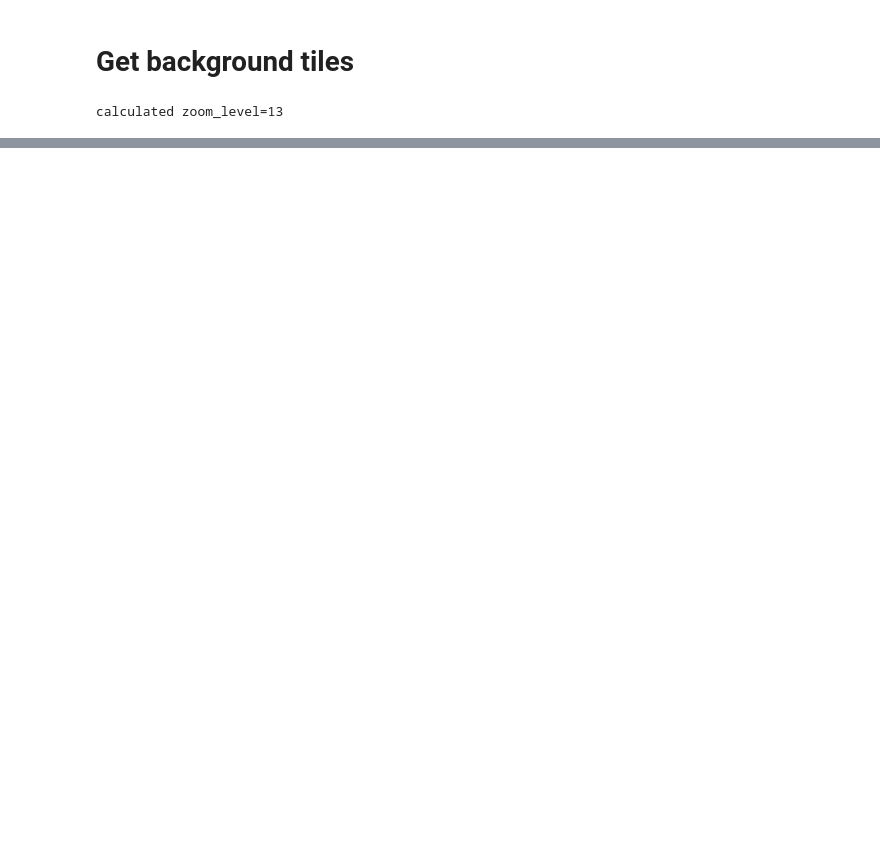
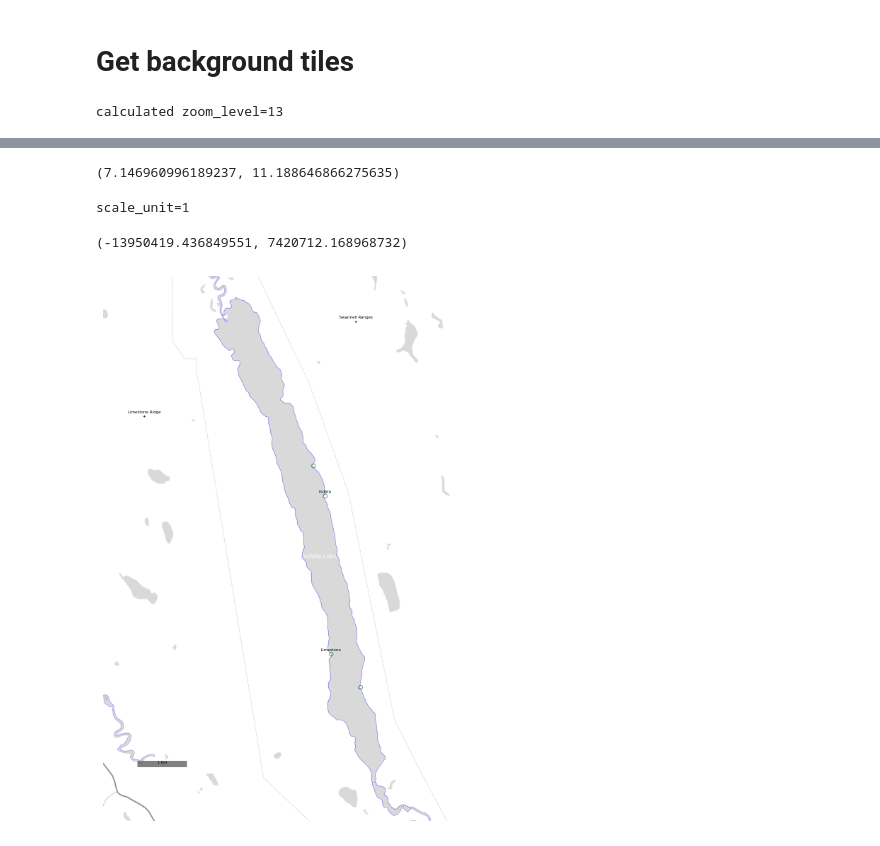
Before and after one commit to trevorki/canoe-mapping, a Jupyter notebook: osmnx-learning2.ipynb, the cells around one changed output, grey strips where cells are left out. Cells and saved outputs as stored; diff of their text form; code cells hidden in the pictures; blank space fills up the shorter version.

```diff
--- a/osmnx-learning2.ipynb
+++ b/osmnx-learning2.ipynb
@@ -300,0 +281,47 @@ gdf
+# %%
+# add scale bar
+scale_width_pct = 0.1 # maximum width of the scale bar as % of map
+plot_width_km, plot_heigth_km
+# %% [output]
+(7.146960996189237, 11.188646866275635)
+# %%
+def get_scale_unit(plot_width_km,scale_width_pct):
+    scale_units = [1,2,5,10,20,50]
+    for scale_unit in scale_units[::-1]:
+        scale = plot_width_km * scale_width_pct
+        if scale >= scale_unit:
+            break
+    return scale_unit
+# %%
+dy = y_max - y_min
+dx = x_max - x_min
+
+scale_unit = get_scale_unit(plot_width_km,scale_width_pct)
+print(f"scale_unit={scale_unit}")
+scale_unit_pct = scale_unit / plot_width_km
+scale_width = scale_unit_pct * dx
+scale_height = dy*0.01
+scale_anchor_xy = (x_min + 0.1 * dx , y_min + 0.1 * dy)
+scale_anchor_xy
+# %% [output]
+scale_unit=1
+(-13950419.436849551, 7420712.168968732)
+# %%
+# Create a Rectangle patch
+box = patches.Rectangle(scale_anchor_xy, scale_width, scale_height, linewidth=1, edgecolor='grey', facecolor='grey')
+ax.add_patch(box)
+
+bar = patches.Rectangle(scale_anchor_xy, scale_width, scale_height, linewidth=1, edgecolor='grey', facecolor='grey')
+ax.add_patch(bar)
+# Add annotation
+ax.annotate(
+    f"{scale_unit} km",
+    (scale_anchor_xy[0]+scale_width/2,scale_anchor_xy[1]),
+    size=annotation_text_size,
+    xycoords='data',
+    xytext=(0, node_marker_size*0.75),
+    textcoords='offset points',
+    ha='center')
+fig
+# %% [output]
+[figure, added]
```
Also changed, not shown: parts of 26 cells of this notebook, 1 other file.
